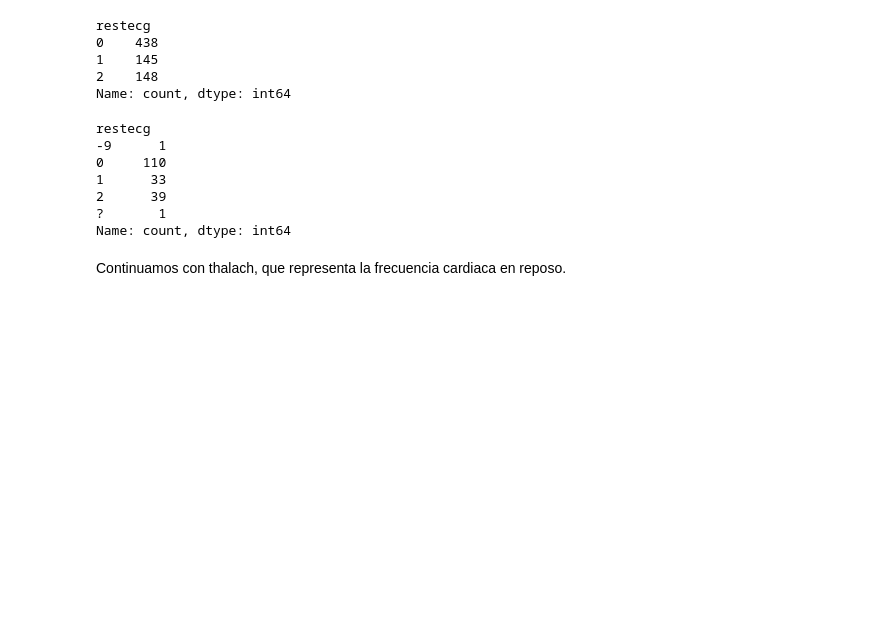
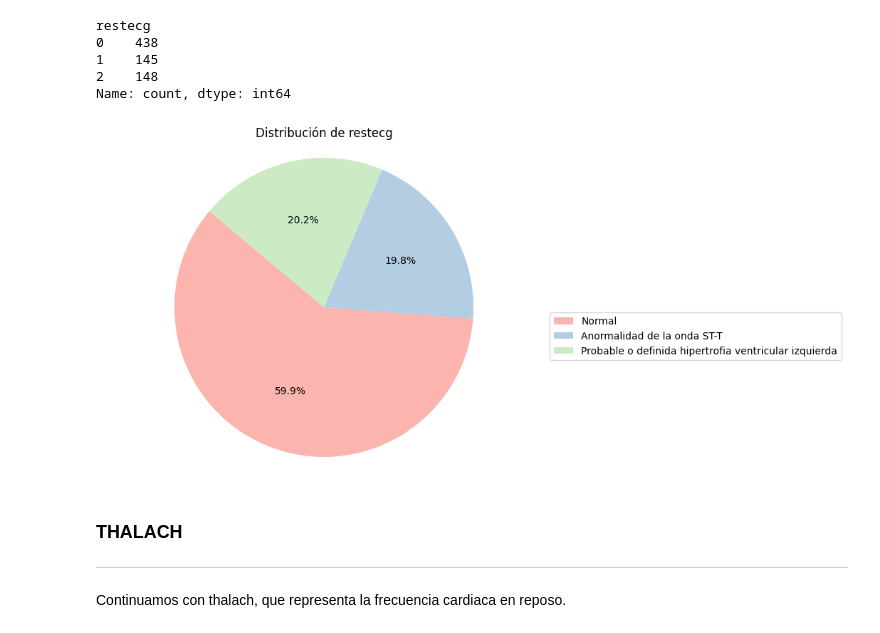
Before and after one commit to andrescervera/DATA-PROJECT-III, a Jupyter notebook: DATA_PROJECT_3_copia_JACKY.ipynb, the cells around one changed output. Cells and saved outputs as stored; diff of their text form; code cells hidden in the pictures; blank space fills up the shorter version.

```diff
--- a/DATA_PROJECT_3_copia_JACKY.ipynb
+++ b/DATA_PROJECT_3_copia_JACKY.ipynb
@@ -721,24 +713,28 @@ restecg
 1    145
 2    148
 Name: count, dtype: int64
-# %%
-#PARA TEST
-# Eliminar los decimales de la columna 'restecg'
-df['restecg'] = df['restecg'].astype(str).str.split('.').str[0]
-
-# Obtener la distribución de valores de la variable 'restecg'
-distribucion_restecg = df['restecg'].value_counts(dropna=False).sort_index()
-
-# Imprimir la distribución de valores de 'restecg'
-print(distribucion_restecg)
-# %% [output]
-restecg
--9      1
-0     110
-1      33
-2      39
-?       1
-Name: count, dtype: int64
+# %%
+# Datos para el gráfico
+valores = [438, 145, 148]  # Número de casos para restecg=0, restecg=1 y restecg=2
+etiquetas = ['Normal', 'Anormalidad de la onda ST-T', 'Probable o definida hipertrofia ventricular izquierda']
+
+# Crear el gráfico de quesos con una paleta de colores diferente
+plt.figure(figsize=(8, 6))
+sns.set_palette('Pastel1')  # Cambiar a una paleta de colores diferente
+plt.pie(valores, labels=None, startangle=140, autopct='%1.1f%%', colors=sns.color_palette())
+plt.title('Distribución de restecg')
+plt.axis('equal')  # Asegurar que el gráfico sea circular
+
+# Mostrar leyenda personalizada
+plt.legend(etiquetas, loc="best", bbox_to_anchor=(1, 0.5))
+
+plt.show()
+# %% [output]
+[figure, added]
+# %% [markdown]
+### THALACH
+
+---
 # %% [markdown]
 Continuamos con thalach, que representa la frecuencia cardiaca en reposo.
 # %%
```
Also changed, not shown: parts of 31 cells of this notebook.
